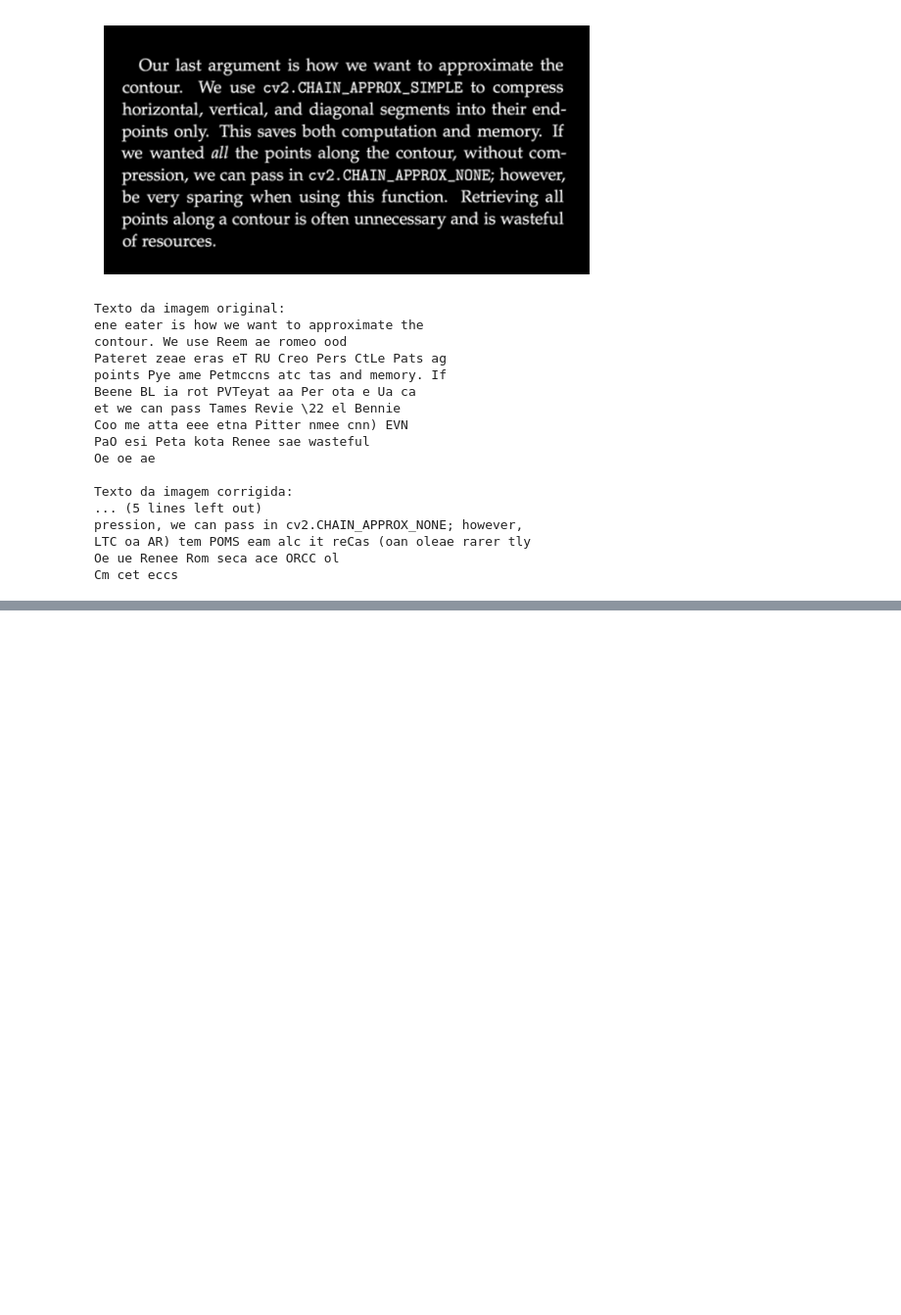
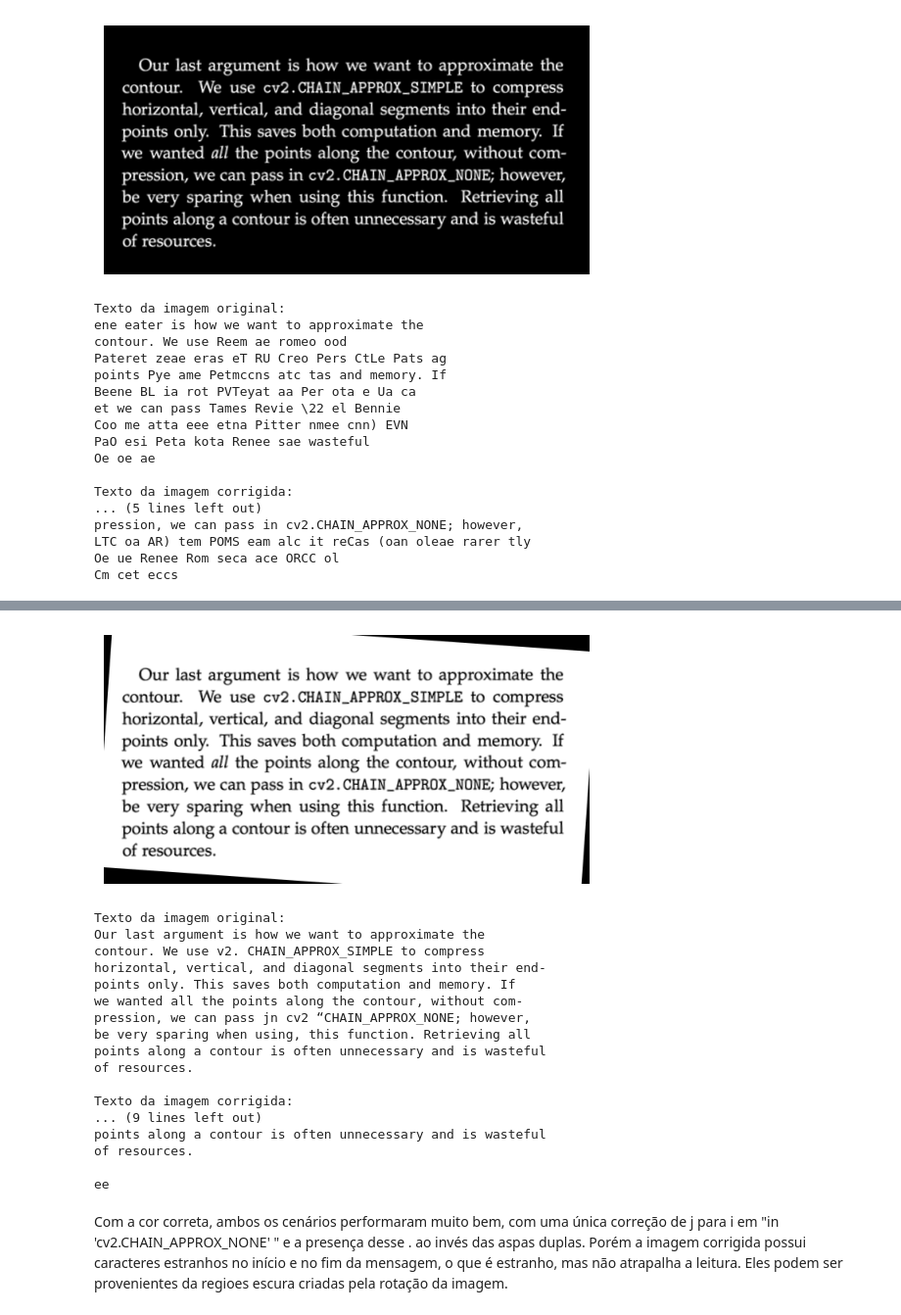
Before and after one commit to salocinrevenge/Grafica, a Jupyter notebook: mc920/trabalho3/notebook.ipynb, the cells around one changed output, grey strips where cells are left out. Shown at 98% size. Cells and saved outputs as stored; diff of their text form; code cells hidden in the pictures; blank space fills up the shorter version.

Commit message:
finaliza explicacoes

```diff
--- a/mc920/trabalho3/notebook.ipynb
+++ b/mc920/trabalho3/notebook.ipynb
@@ -355,0 +375,38 @@ Cm cet eccs
+# %%
+imagem = cv2.imread('neg_4.png', cv2.CHAIN_APPROX_SIMPLE)
+imagem_neg = cv2.bitwise_not(imagem)
+linhas = encontrar_linhas(imagem_neg)
+imagem_final = rotaciona(imagem, angulo_medio(linhas))
+mostrar(imagem_final, cmaps='gray')
+
+#realiza ocr e encontra o texto da imagem
+
+import pytesseract # pip install pytesseract
+
+texto_rotacionado = pytesseract.image_to_string(imagem, lang='eng')
+texto_corrigido = pytesseract.image_to_string(imagem_final, lang='eng')
+print("Texto da imagem original:")
+print(texto_rotacionado)
+print("Texto da imagem corrigida:")
+print(texto_corrigido)
+# %% [output]
+[figure, added]
+Texto da imagem original:
+Our last argument is how we want to approximate the
+contour. We use v2. CHAIN_APPROX_SIMPLE to compress
+horizontal, vertical, and diagonal segments into their end-
+points only. This saves both computation and memory. If
+we wanted all the points along the contour, without com-
+pression, we can pass jn cv2 “CHAIN_APPROX_NONE; however,
+be very sparing when using, this function. Retrieving all
+points along a contour is often unnecessary and is wasteful
+of resources.
+
+Texto da imagem corrigida:
+... (9 lines left out)
+points along a contour is often unnecessary and is wasteful
+of resources.
+
+ee
+# %% [markdown]
+Com a cor correta, ambos os cenários performaram muito bem, com uma única correção de j para i em "in 'cv2.CHAIN_APPROX_NONE' " e a presença desse . ao invés das aspas duplas. Porém a imagem corrigida possui caracteres estranhos no início e no fim da mensagem, o que é estranho, mas não atrapalha a leitura. Eles podem ser provenientes da regioes escura criadas pela rotação da imagem.
```
Also changed, not shown: parts of 9 cells of this notebook.
